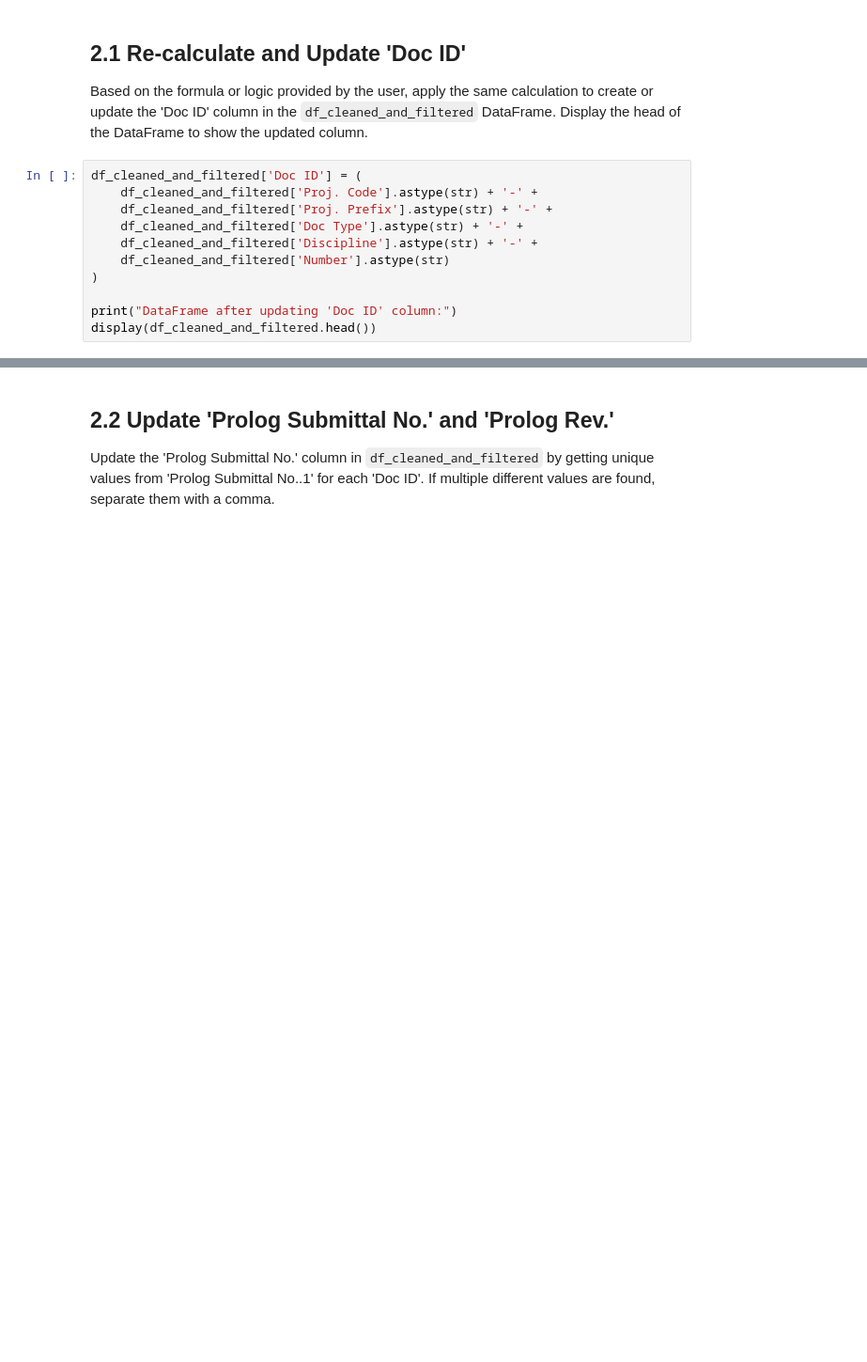
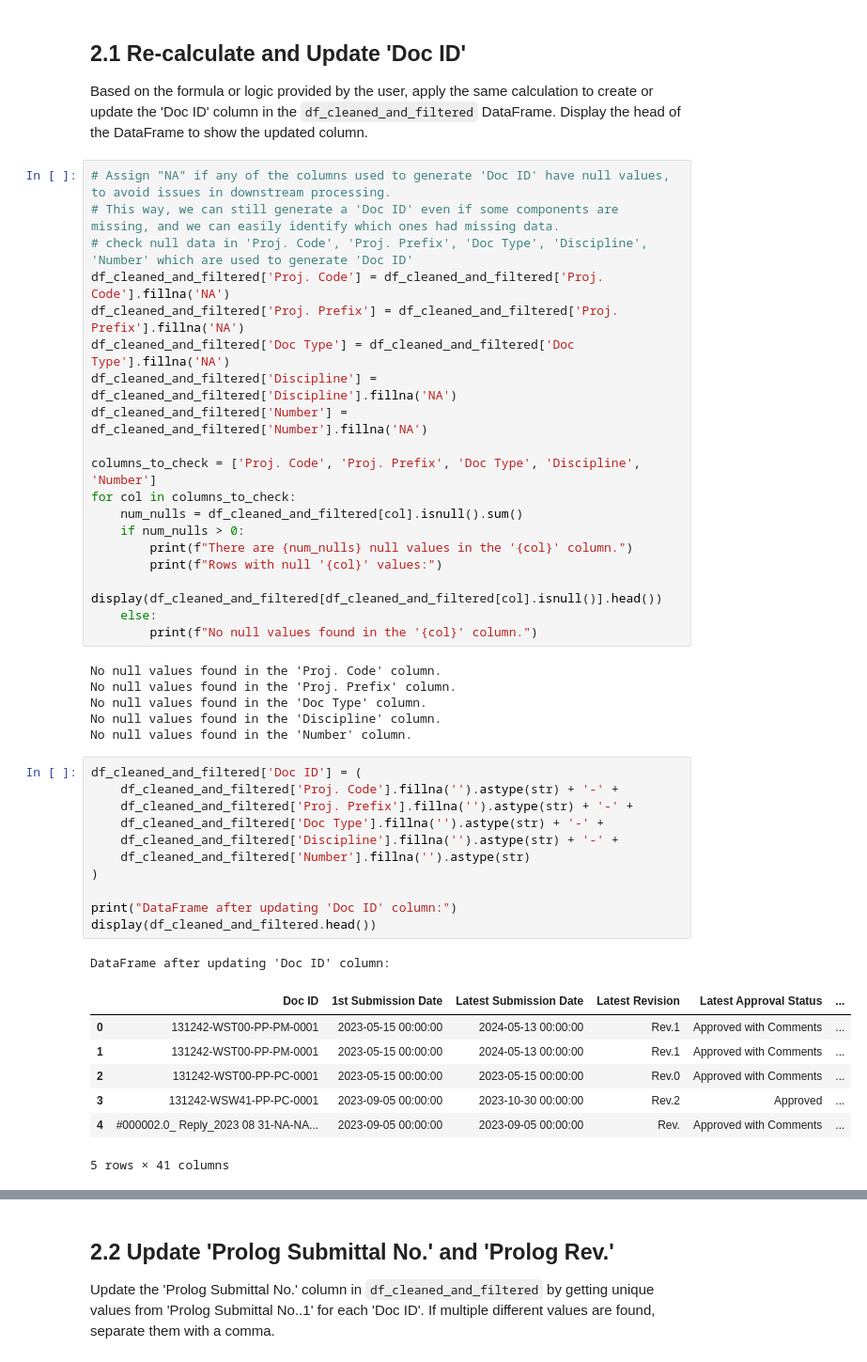
Before and after one commit to chinwarsoon/Engineering-and-Design, a Jupyter notebook: dcc/dcc_mdl.ipynb, the cells around one changed output, grey strips where cells are left out. Shown at 94% size. Saved outputs shown, nothing was run; the diff lists cells and outputs as text; blank space fills up the shorter version.

```diff
--- a/dcc/dcc_mdl.ipynb
+++ b/dcc/dcc_mdl.ipynb
@@ -121,17 +236,51 @@ To check and update each column till column N.
 ## 2.1 Re-calculate and Update 'Doc ID'
 
 Based on the formula or logic provided by the user, apply the same calculation to create or update the 'Doc ID' column in the `df_cleaned_and_filtered` DataFrame. Display the head of the DataFrame to show the updated column.
+# %%
+# Assign "NA" if any of the columns used to generate 'Doc ID' have null values, to avoid issues in downstream processing.
+# This way, we can still generate a 'Doc ID' even if some components are missing, and we can easily identify which ones had missing data.
+# check null data in 'Proj. Code', 'Proj. Prefix', 'Doc Type', 'Discipline', 'Number' which are used to generate 'Doc ID'
+df_cleaned_and_filtered['Proj. Code'] = df_cleaned_and_filtered['Proj. Code'].fillna('NA')
+df_cleaned_and_filtered['Proj. Prefix'] = df_cleaned_and_filtered['Proj. Prefix'].fillna('NA')
+df_cleaned_and_filtered['Doc Type'] = df_cleaned_and_filtered['Doc Type'].fillna('NA')
+df_cleaned_and_filtered['Discipline'] = df_cleaned_and_filtered['Discipline'].fillna('NA')
+df_cleaned_and_filtered['Number'] = df_cleaned_and_filtered['Number'].fillna('NA')
+
+columns_to_check = ['Proj. Code', 'Proj. Prefix', 'Doc Type', 'Discipline', 'Number']
+for col in columns_to_check:
+    num_nulls = df_cleaned_and_filtered[col].isnull().sum()
+    if num_nulls > 0:
+        print(f"There are {num_nulls} null values in the '{col}' column.")
+        print(f"Rows with null '{col}' values:")
+        display(df_cleaned_and_filtered[df_cleaned_and_filtered[col].isnull()].head())
+    else:
+        print(f"No null values found in the '{col}' column.")
+# %% [output]
+No null values found in the 'Proj. Code' column.
+No null values found in the 'Proj. Prefix' column.
+No null values found in the 'Doc Type' column.
+No null values found in the 'Discipline' column.
+No null values found in the 'Number' column.
 # %%
 df_cleaned_and_filtered['Doc ID'] = (
-    df_cleaned_and_filtered['Proj. Code'].astype(str) + '-' +
-    df_cleaned_and_filtered['Proj. Prefix'].astype(str) + '-' +
-    df_cleaned_and_filtered['Doc Type'].astype(str) + '-' +
-    df_cleaned_and_filtered['Discipline'].astype(str) + '-' +
-    df_cleaned_and_filtered['Number'].astype(str)
+    df_cleaned_and_filtered['Proj. Code'].fillna('').astype(str) + '-' +
+    df_cleaned_and_filtered['Proj. Prefix'].fillna('').astype(str) + '-' +
+    df_cleaned_and_filtered['Doc Type'].fillna('').astype(str) + '-' +
+    df_cleaned_and_filtered['Discipline'].fillna('').astype(str) + '-' +
+    df_cleaned_and_filtered['Number'].fillna('').astype(str)
 )
 
 print("DataFrame after updating 'Doc ID' column:")
 display(df_cleaned_and_filtered.head())
+# %% [output]
+DataFrame after updating 'Doc ID' column:
+|  | Doc ID | 1st Submission Date | Latest Submission Date | Latest Revision | Latest Approval Status | ... |
+| 0 | 131242-WST00-PP-PM-0001 | 2023-05-15 00:00:00 | 2024-05-13 00:00:00 | Rev.1 | Approved with Comments | ... |
+| 1 | 131242-WST00-PP-PM-0001 | 2023-05-15 00:00:00 | 2024-05-13 00:00:00 | Rev.1 | Approved with Comments | ... |
+| 2 | 131242-WST00-PP-PC-0001 | 2023-05-15 00:00:00 | 2023-05-15 00:00:00 | Rev.0 | Approved with Comments | ... |
+| 3 | 131242-WSW41-PP-PC-0001 | 2023-09-05 00:00:00 | 2023-10-30 00:00:00 | Rev.2 | Approved | ... |
+| 4 | #000002.0_ Reply_2023 08 31-NA-NA... | 2023-09-05 00:00:00 | 2023-09-05 00:00:00 | Rev. | Approved with Comments | ... |
+5 rows × 41 columns
 # %%
 # check if any null value in 'Doc ID'
 num_null_doc_id = df_cleaned_and_filtered['Doc ID'].isnull().sum()
```
Also changed, not shown: parts of 52 cells of this notebook, 2 other files.
